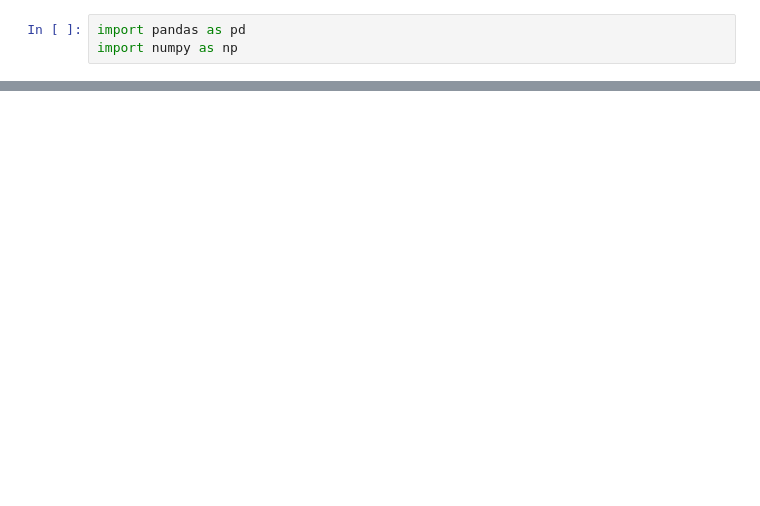
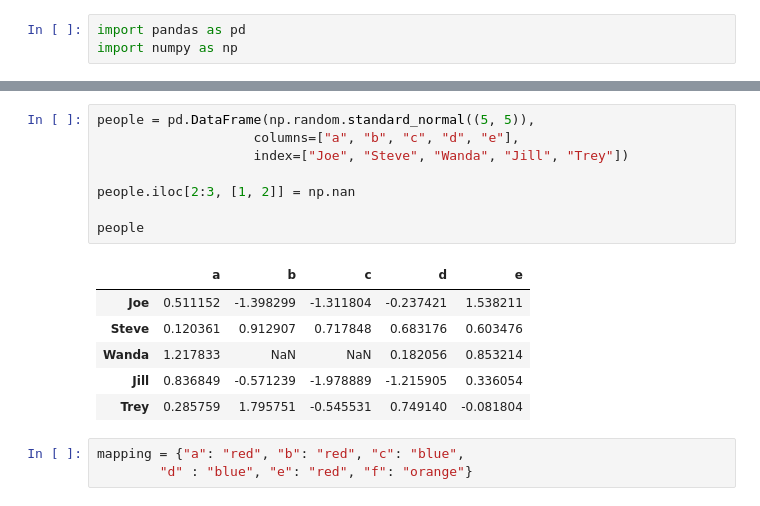
Before and after one commit to bmart231/DataScience, a Jupyter notebook: Data_Aggregation_and_Group_Operations/10_01_How_to_Think_About_Group_Operations.ipynb, the cells around one changed output, grey strips where cells are left out. Saved outputs shown, nothing was run; the diff lists cells and outputs as text; blank space fills up the shorter version.

```diff
--- a/Data_Aggregation_and_Group_Operations/10_01_How_to_Think_About_Group_Operations.ipynb
+++ b/Data_Aggregation_and_Group_Operations/10_01_How_to_Think_About_Group_Operations.ipynb
@@ -39,0 +299,18 @@ df
+# %%
+people = pd.DataFrame(np.random.standard_normal((5, 5)),
+                    columns=["a", "b", "c", "d", "e"],
+                    index=["Joe", "Steve", "Wanda", "Jill", "Trey"])
+
+people.iloc[2:3, [1, 2]] = np.nan
+
+people
+# %% [output]
+|  | a | b | c | d | e |
+| Joe | 0.511152 | -1.398299 | -1.311804 | -0.237421 | 1.538211 |
+| Steve | 0.120361 | 0.912907 | 0.717848 | 0.683176 | 0.603476 |
+| Wanda | 1.217833 | NaN | NaN | 0.182056 | 0.853214 |
+| Jill | 0.836849 | -0.571239 | -1.978889 | -1.215905 | 0.336054 |
+| Trey | 0.285759 | 1.795751 | -0.545531 | 0.749140 | -0.081804 |
+# %%
+mapping = {"a": "red", "b": "red", "c": "blue",
+        "d" : "blue", "e": "red", "f": "orange"}
```
Also changed, not shown: parts of 61 cells of this notebook, 12 other files.
